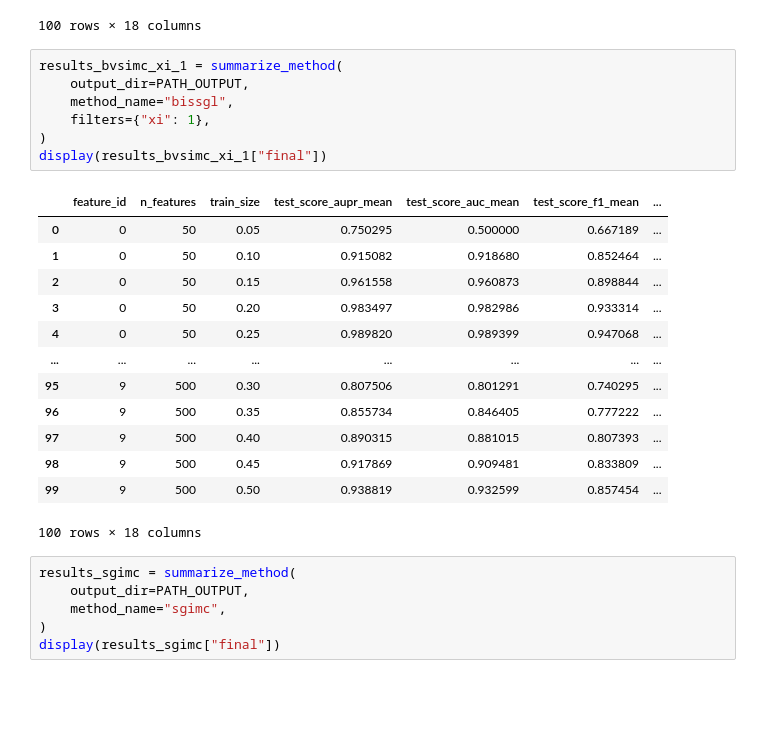
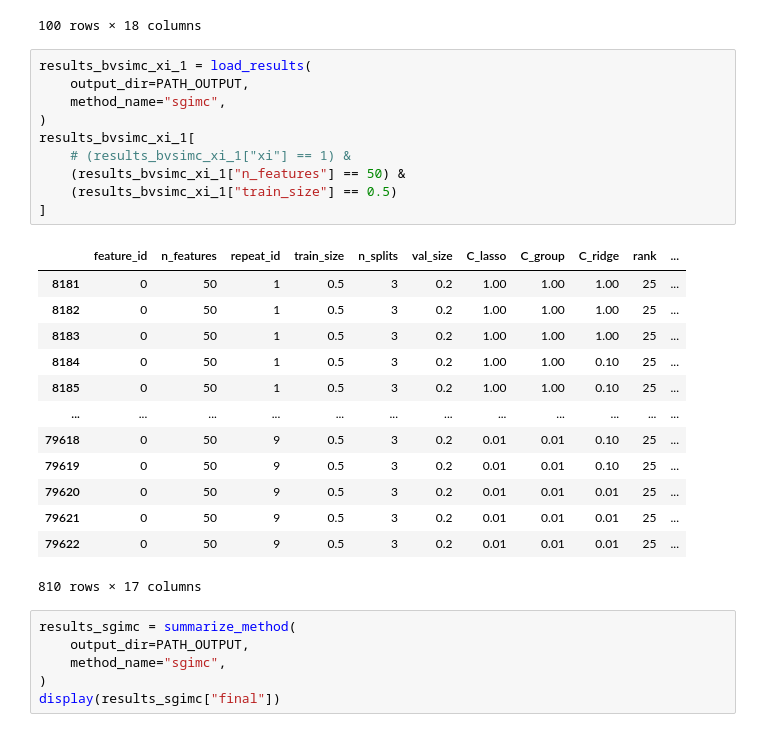
Before and after one commit to Sijianf/BVSIMC, a Jupyter notebook: scripts/simulations/cv_summary.ipynb, the cells around one changed output. Saved outputs shown, nothing was run; the diff lists cells and outputs as text; blank space fills up the shorter version.

Commit message:
Updated simulation results

```diff
--- a/scripts/simulations/cv_summary.ipynb
+++ b/scripts/simulations/cv_summary.ipynb
@@ -269,26 +269,29 @@ display(results_bvsimc["final"])
 | 99 | 9 | 500 | 0.50 | 0.993441 | 0.993243 | 0.954048 | ... |
 100 rows × 18 columns
 # %%
-results_bvsimc_xi_1 = summarize_method(
+results_bvsimc_xi_1 = load_results(
     output_dir=PATH_OUTPUT,
-    method_name="bissgl",
-    filters={"xi": 1},
+    method_name="sgimc",
 )
-display(results_bvsimc_xi_1["final"])
+results_bvsimc_xi_1[
+    # (results_bvsimc_xi_1["xi"] == 1) &
+    (results_bvsimc_xi_1["n_features"] == 50) &
+    (results_bvsimc_xi_1["train_size"] == 0.5)
+]
 # %% [output]
-|  | feature_id | n_features | train_size | test_score_aupr_mean | test_score_auc_mean | test_score_f1_mean | ... |
-| 0 | 0 | 50 | 0.05 | 0.750295 | 0.500000 | 0.667189 | ... |
-| 1 | 0 | 50 | 0.10 | 0.915082 | 0.918680 | 0.852464 | ... |
-| 2 | 0 | 50 | 0.15 | 0.961558 | 0.960873 | 0.898844 | ... |
-| 3 | 0 | 50 | 0.20 | 0.983497 | 0.982986 | 0.933314 | ... |
-| 4 | 0 | 50 | 0.25 | 0.989820 | 0.989399 | 0.947068 | ... |
-| ... | ... | ... | ... | ... | ... | ... | ... |
-| 95 | 9 | 500 | 0.30 | 0.807506 | 0.801291 | 0.740295 | ... |
-| 96 | 9 | 500 | 0.35 | 0.855734 | 0.846405 | 0.777222 | ... |
-| 97 | 9 | 500 | 0.40 | 0.890315 | 0.881015 | 0.807393 | ... |
-| 98 | 9 | 500 | 0.45 | 0.917869 | 0.909481 | 0.833809 | ... |
-| 99 | 9 | 500 | 0.50 | 0.938819 | 0.932599 | 0.857454 | ... |
+|  | feature_id | n_features | repeat_id | train_size | n_splits | val_size | C_lasso | C_group | C_ridge | rank | ... |
+| 8181 | 0 | 50 | 1 | 0.5 | 3 | 0.2 | 1.00 | 1.00 | 1.00 | 25 | ... |
+| 8182 | 0 | 50 | 1 | 0.5 | 3 | 0.2 | 1.00 | 1.00 | 1.00 | 25 | ... |
+| 8183 | 0 | 50 | 1 | 0.5 | 3 | 0.2 | 1.00 | 1.00 | 1.00 | 25 | ... |
+| 8184 | 0 | 50 | 1 | 0.5 | 3 | 0.2 | 1.00 | 1.00 | 0.10 | 25 | ... |
+| 8185 | 0 | 50 | 1 | 0.5 | 3 | 0.2 | 1.00 | 1.00 | 0.10 | 25 | ... |
+| ... | ... | ... | ... | ... | ... | ... | ... | ... | ... | ... | ... |
+| 79618 | 0 | 50 | 9 | 0.5 | 3 | 0.2 | 0.01 | 0.01 | 0.10 | 25 | ... |
+| 79619 | 0 | 50 | 9 | 0.5 | 3 | 0.2 | 0.01 | 0.01 | 0.10 | 25 | ... |
+| 79620 | 0 | 50 | 9 | 0.5 | 3 | 0.2 | 0.01 | 0.01 | 0.01 | 25 | ... |
+| 79621 | 0 | 50 | 9 | 0.5 | 3 | 0.2 | 0.01 | 0.01 | 0.01 | 25 | ... |
+| 79622 | 0 | 50 | 9 | 0.5 | 3 | 0.2 | 0.01 | 0.01 | 0.01 | 25 | ... |
-100 rows × 18 columns
+810 rows × 17 columns
 # %%
 results_sgimc = summarize_method(
     output_dir=PATH_OUTPUT,
```
Also changed, not shown: parts of 11 cells of this notebook, 10 other files.
